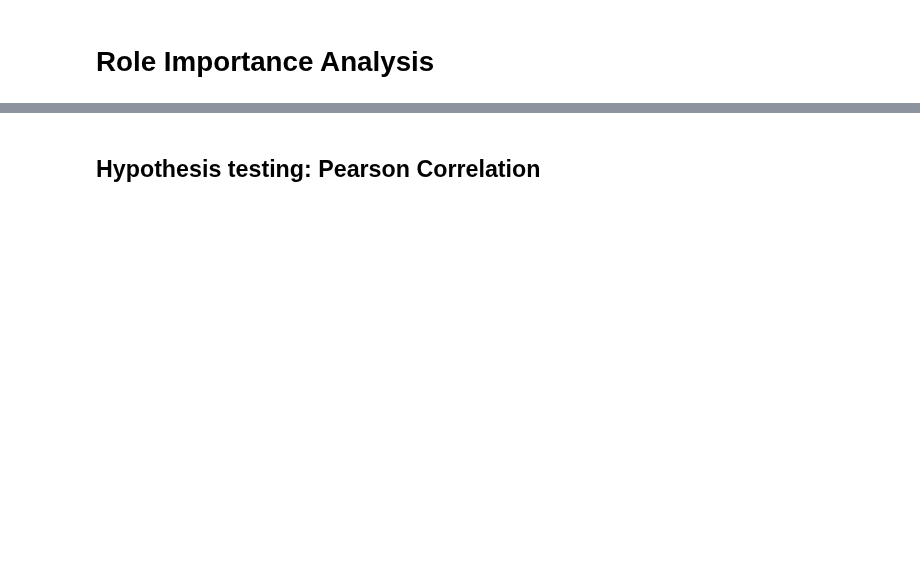
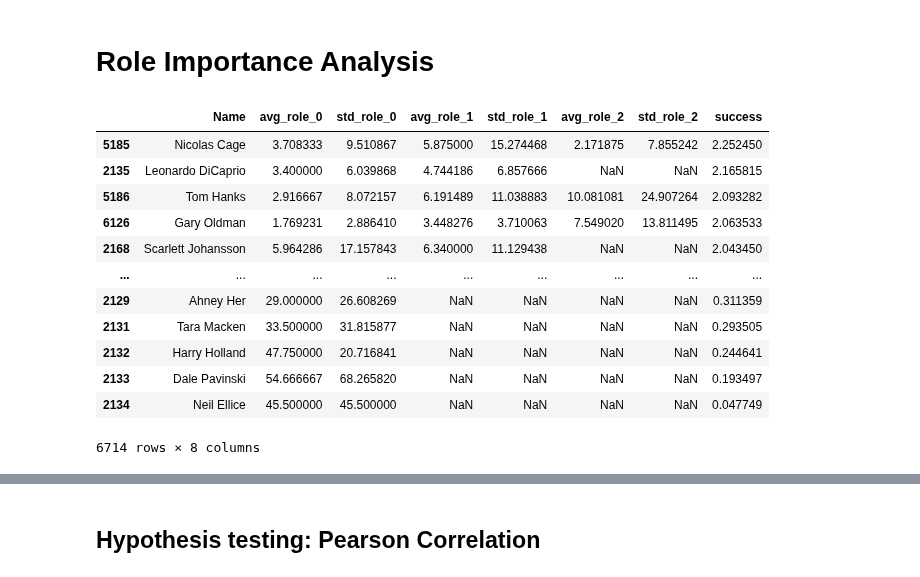
Before and after one commit to epfl-ada/ada-2023-project-cinemada, a Jupyter notebook: Preprocessing/analysis.ipynb, the cells around one changed output, grey strips where cells are left out. Drawn from its saved outputs; the diff is of its cells as text; code cells hidden in the pictures; blank space fills up the shorter version.

```diff
--- a/Preprocessing/analysis.ipynb
+++ b/Preprocessing/analysis.ipynb
@@ -56,4 +56,26 @@ data_3 = {
 actor_1 = pd.DataFrame(data_1)
 actor_2 = pd.DataFrame(data_2)
 actor_3 = pd.DataFrame(data_3)
+# %%
+#Load data
+df = pd.read_csv('../Data/preprocessed_data/final_data/full_db.csv')
+
+columns_to_keep = ['name', 'avg_order_0','std_order_0','avg_order_1','std_order_1','avg_order_2','std_order_2','success']
+df = df[columns_to_keep]
+full_df = df.rename(columns={'name': 'Name', 'avg_order_0': 'avg_role_0', 'std_order_0': 'std_role_0', 'avg_order_1': 'avg_role_1', 'std_order_1': 'std_role_1', 'avg_order_2': 'avg_role_2', 'std_order_2': 'std_role_2'})
+full_df.sort_values(by=['success'], ascending=False)
+# %% [output]
+|  | Name | avg_role_0 | std_role_0 | avg_role_1 | std_role_1 | avg_role_2 | std_role_2 | success |
+| 5185 | Nicolas Cage | 3.708333 | 9.510867 | 5.875000 | 15.274468 | 2.171875 | 7.855242 | 2.252450 |
+| 2135 | Leonardo DiCaprio | 3.400000 | 6.039868 | 4.744186 | 6.857666 | NaN | NaN | 2.165815 |
+| 5186 | Tom Hanks | 2.916667 | 8.072157 | 6.191489 | 11.038883 | 10.081081 | 24.907264 | 2.093282 |
+| 6126 | Gary Oldman | 1.769231 | 2.886410 | 3.448276 | 3.710063 | 7.549020 | 13.811495 | 2.063533 |
+| 2168 | Scarlett Johansson | 5.964286 | 17.157843 | 6.340000 | 11.129438 | NaN | NaN | 2.043450 |
+| ... | ... | ... | ... | ... | ... | ... | ... | ... |
+| 2129 | Ahney Her | 29.000000 | 26.608269 | NaN | NaN | NaN | NaN | 0.311359 |
+| 2131 | Tara Macken | 33.500000 | 31.815877 | NaN | NaN | NaN | NaN | 0.293505 |
+| 2132 | Harry Holland | 47.750000 | 20.716841 | NaN | NaN | NaN | NaN | 0.244641 |
+| 2133 | Dale Pavinski | 54.666667 | 68.265820 | NaN | NaN | NaN | NaN | 0.193497 |
+| 2134 | Neil Ellice | 45.500000 | 45.500000 | NaN | NaN | NaN | NaN | 0.047749 |
+6714 rows × 8 columns
 # %%
```
Also changed, not shown: parts of 9 cells of this notebook, 1 other file.
